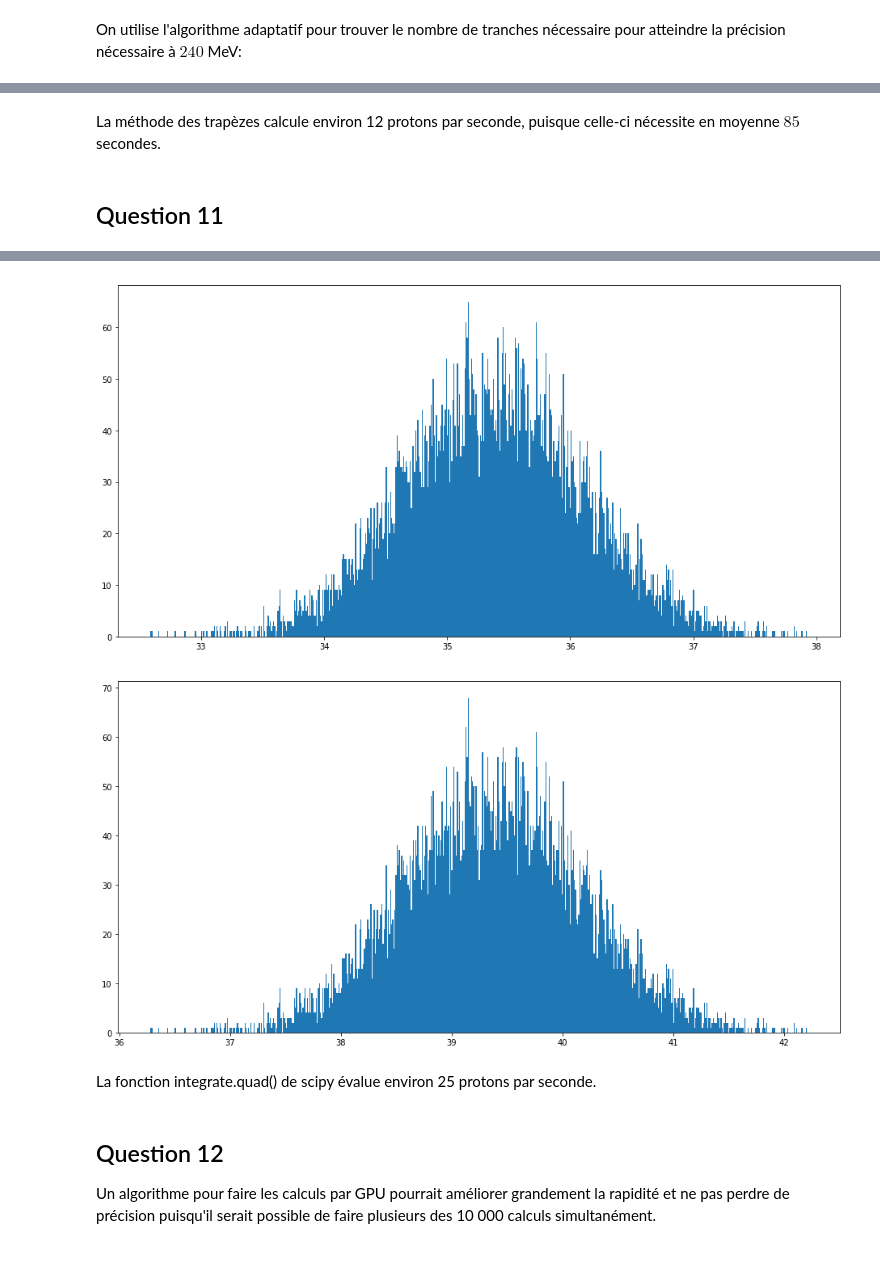
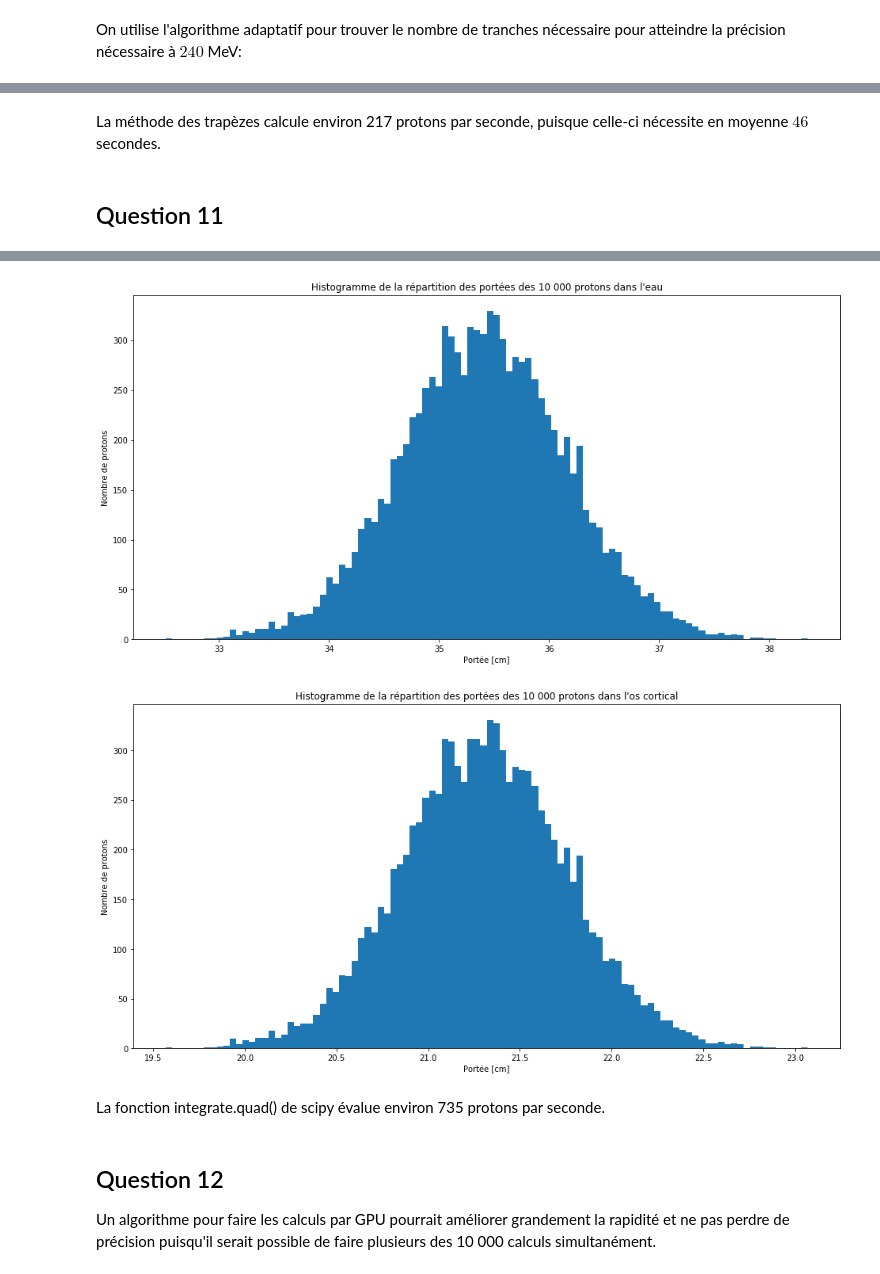
Before and after one commit to juham58/PhysNum_TP1, a Jupyter notebook: TP1.ipynb, the cells around one changed output, grey strips where cells are left out. Cells and saved outputs as stored; diff of their text form; code cells hidden in the pictures.

```diff
--- a/TP1.ipynb
+++ b/TP1.ipynb
@@ -172,8 +166,4 @@ Il sera premièrement extrêmement pertinent d'écrire nos fonctions sous forme
 # %%
-def integrande_de_R(T, I, n_e, rho): # La fonction qu'on intégrera par rapport à T pour obtenir R_CSDA
-    return rho/S_col(T, I, n_e)
-
-
 def trapezes(f, a, b, N, precision):
     x = np.linspace(a,b,N+1) # N+1 parce que Python commence à indexer à 0
     y = f(x)
@@ -191,8 +181,9 @@ def trapezes(f, a, b, N, precision):
         precision_actuelle = abs(integrale_precedente - I)/3
     return I, precision_actuelle, N # I: Résultat, precision_actuelle: Précision du résultat, N: Nombre de tranches
 
-R_eau = lambda x: integrande_de_R(x, I_eau, ne_eau, rho_eau) # on redéfinit les fonctions S_col multivariées comme des fonctions à une variable
-R_os = lambda x: integrande_de_R(x, I_os, ne_os, rho_os)
+# Puisqu'on veut la portée en cm, on doit rediviser par rho
+R_eau = lambda x: 1/S_col(x, I_eau, ne_eau) # on redéfinit les fonctions S_col multivariées comme des fonctions à une variable
+R_os = lambda x: 1/S_col(x, I_os, ne_os)
 # %% [markdown]
 Après avoir redéfini les fonctions en fonctions à une variable. On pourra obtenir le résultat de la fonction trapèzes.
 # %%
@@ -500,23 +508,29 @@ plt.show()
 # %% [markdown]
-La méthode des trapèzes calcule environ 12 protons par seconde, puisque celle-ci nécessite en moyenne $85$ secondes.
+La méthode des trapèzes calcule environ 217 protons par seconde, puisque celle-ci nécessite en moyenne $46$ secondes.
 # %% [markdown]
 ## Question 11
 # %%
 quad_pour_hist_eau = lambda x: integrate.quad(R_eau, 3, x, epsabs=1e-9)
 quad_pour_hist_os = lambda x: integrate.quad(R_os, 3, x, epsabs=1e-9)
 
-%timeit -r1 -n1 R_CSDA_quad_eau = list(zip(*list(map(quad_pour_hist_eau, protons))))[0]
+%timeit -r1 -n1 R_CSDA_quad_eau = list(zip(*list(map(quad_pour_hist_eau, protons))))[0] # 13.4 s ± 553 ms per loop (mean ± std. dev. of 10 runs, 1 loop each)
 R_CSDA_quad_eau = list(zip(*list(map(quad_pour_hist_eau, protons))))[0] # scipy.integrate.quad retourne un tuple contenant le résultat et l'erreur.
 # On doit donc séparer les tuples de la liste avec zip(*) et recréer une liste
 
-%timeit -r1 -n1 R_CSDA_quad_os = list(zip(*list(map(quad_pour_hist_os, protons))))[0]
+%timeit -r1 -n1 R_CSDA_quad_os = list(zip(*list(map(quad_pour_hist_os, protons))))[0] # 13.8 s ± 586 ms per loop (mean ± std. dev. of 10 runs, 1 loop each)
 R_CSDA_quad_os = list(zip(*list(map(quad_pour_hist_os, protons))))[0]
 
 plt.figure(figsize=(16,8))
-plt.hist(R_CSDA_quad_eau, 600)
+plt.hist(R_CSDA_quad_eau, 100)
+plt.xlabel("Portée [cm]")
+plt.ylabel("Nombre de protons")
+plt.title("Histogramme de la répartition des portées des 10 000 protons dans l'eau")
 
 plt.figure(figsize=(16,8))
-plt.hist(R_CSDA_quad_os, 600)
+plt.hist(R_CSDA_quad_os, 100)
+plt.xlabel("Portée [cm]")
+plt.ylabel("Nombre de protons")
+plt.title("Histogramme de la répartition des portées des 10 000 protons dans l'os cortical")
 
 plt.show()
 # %% [output]
@@ -525,7 +539,7 @@ plt.show()
-[figure, old version]
+[figure, new version]
-[figure, old version]
+[figure, new version]
 # %% [markdown]
-La fonction integrate.quad() de scipy évalue environ 25 protons par seconde.
+La fonction integrate.quad() de scipy évalue environ 735 protons par seconde.
 # %% [markdown]
 ## Question 12
 
```
Also changed, not shown: parts of 21 cells of this notebook.
